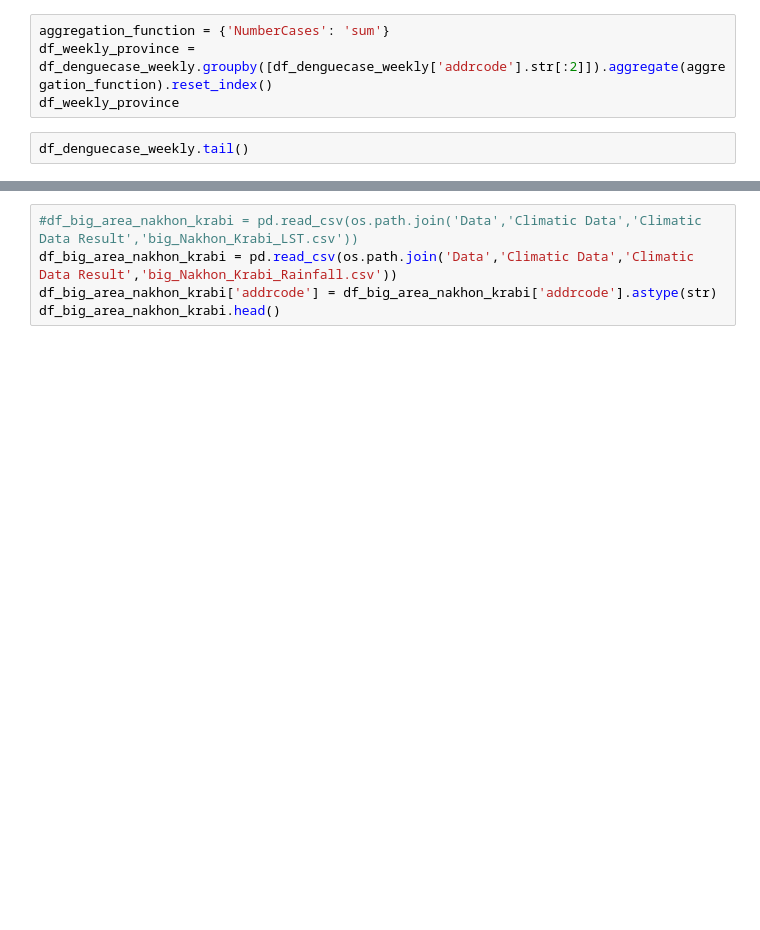
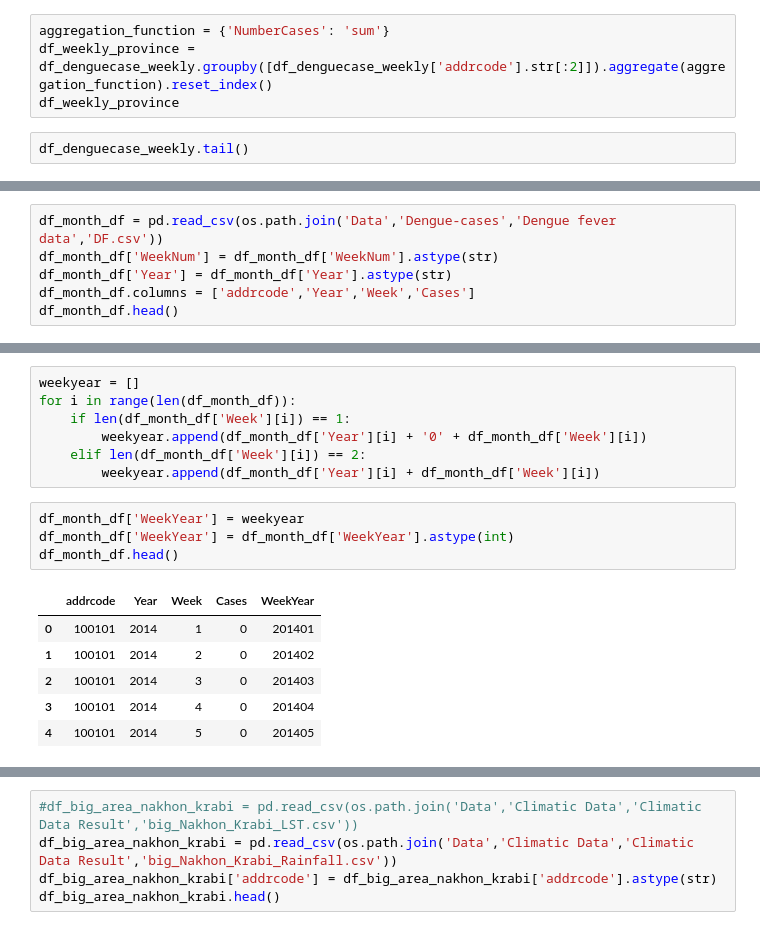
Before and after one commit to boonpakornn/dengue_data_statistic, a Jupyter notebook: Data Statistics.ipynb, the cells around one changed output, grey strips where cells are left out. Saved outputs shown, nothing was run; the diff lists cells and outputs as text; blank space fills up the shorter version.

```diff
--- a/Data Statistics.ipynb
+++ b/Data Statistics.ipynb
@@ -131,0 +135,6 @@ df_denguecase_weekly.tail()
+# %%
+df_month_df = pd.read_csv(os.path.join('Data','Dengue-cases','Dengue fever data','DF.csv'))
+df_month_df['WeekNum'] = df_month_df['WeekNum'].astype(str)
+df_month_df['Year'] = df_month_df['Year'].astype(str)
+df_month_df.columns = ['addrcode','Year','Week','Cases']
+df_month_df.head()
@@ -131,0 +148,18 @@ df_denguecase_weekly.tail()
+# %%
+weekyear = []
+for i in range(len(df_month_df)):
+    if len(df_month_df['Week'][i]) == 1:
+        weekyear.append(df_month_df['Year'][i] + '0' + df_month_df['Week'][i])
+    elif len(df_month_df['Week'][i]) == 2:
+        weekyear.append(df_month_df['Year'][i] + df_month_df['Week'][i])
+# %%
+df_month_df['WeekYear'] = weekyear
+df_month_df['WeekYear'] = df_month_df['WeekYear'].astype(int)
+df_month_df.head()
+# %% [output]
+|  | addrcode | Year | Week | Cases | WeekYear |
+| 0 | 100101 | 2014 | 1 | 0 | 201401 |
+| 1 | 100101 | 2014 | 2 | 0 | 201402 |
+| 2 | 100101 | 2014 | 3 | 0 | 201403 |
+| 3 | 100101 | 2014 | 4 | 0 | 201404 |
+| 4 | 100101 | 2014 | 5 | 0 | 201405 |
```
Also changed, not shown: parts of 28 cells of this notebook, 23 other files.
